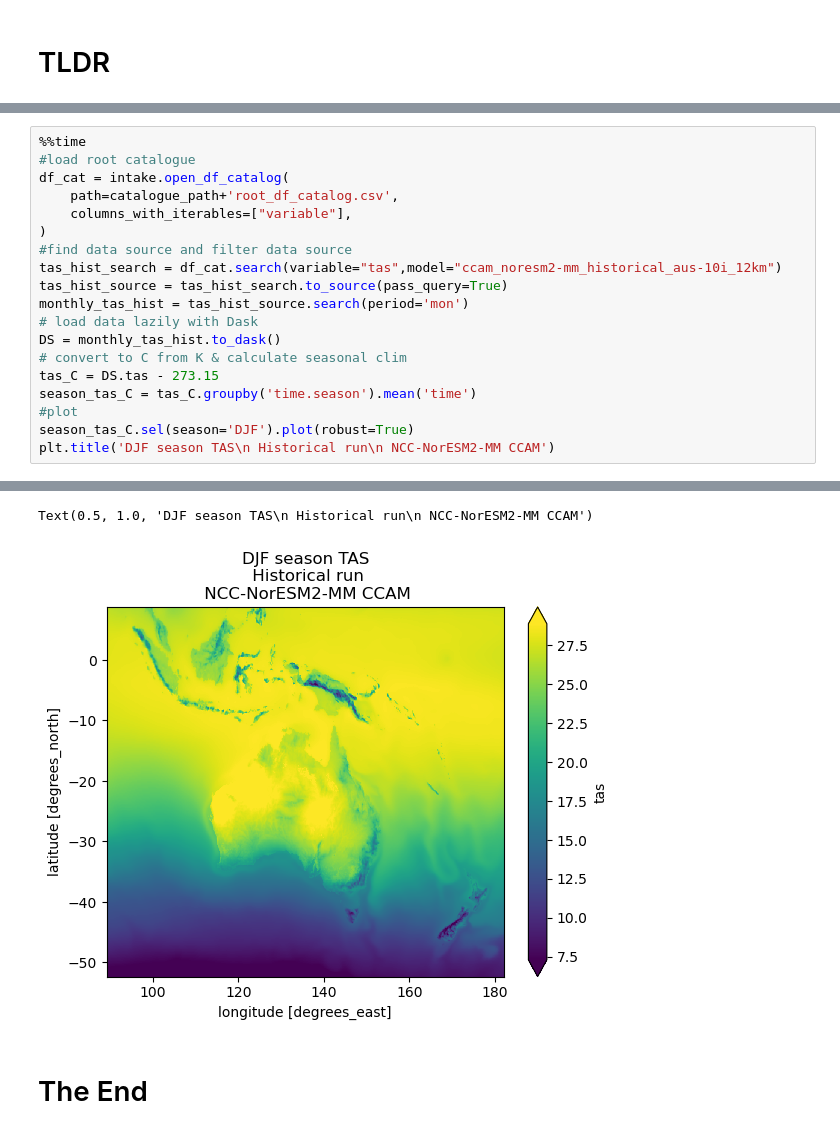
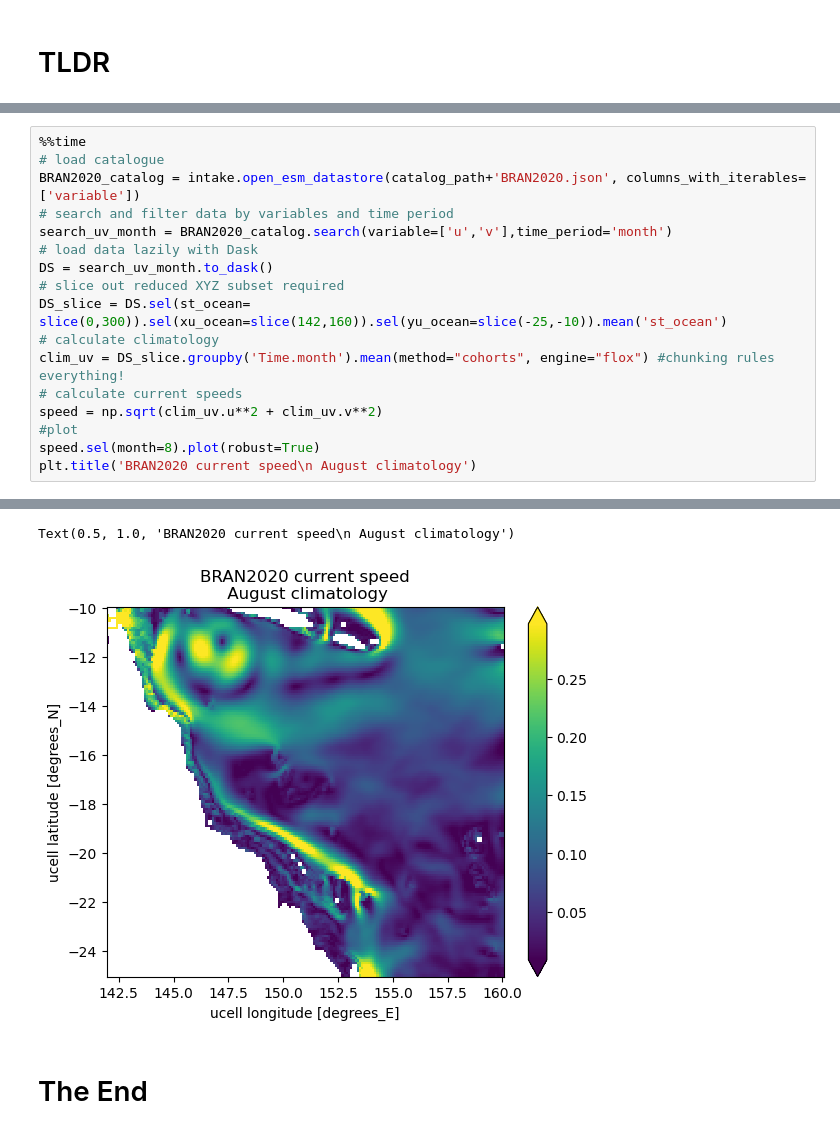
Before and after one commit to Thomas-Moore-Creative/BRAN2020-intake-catalog, a Jupyter notebook: notebooks/BRAN2020-catalog-demo.ipynb, the cells around one changed output, grey strips where cells are left out. Cells and saved outputs as stored; diff of their text form.

```diff
--- a/notebooks/BRAN2020-catalog-demo.ipynb
+++ b/notebooks/BRAN2020-catalog-demo.ipynb
@@ -419,20 +375,18 @@ ax.quiver(x.values,y.values,u.values,v.values,transform=transform, units='x', wi
 # %%
 %%time
-#load root catalogue
-df_cat = intake.open_df_catalog(
-    path=catalogue_path+'root_df_catalog.csv',
-    columns_with_iterables=["variable"],
-)
-#find data source and filter data source
-tas_hist_search = df_cat.search(variable="tas",model="ccam_noresm2-mm_historical_aus-10i_12km")
-tas_hist_source = tas_hist_search.to_source(pass_query=True)
-monthly_tas_hist = tas_hist_source.search(period='mon')
+# load catalogue
+BRAN2020_catalog = intake.open_esm_datastore(catalog_path+'BRAN2020.json', columns_with_iterables=['variable'])
+# search and filter data by variables and time period
+search_uv_month = BRAN2020_catalog.search(variable=['u','v'],time_period='month')
 # load data lazily with Dask
-DS = monthly_tas_hist.to_dask()
-# convert to C from K & calculate seasonal clim
-tas_C = DS.tas - 273.15
-season_tas_C = tas_C.groupby('time.season').mean('time')
+DS = search_uv_month.to_dask()
+# slice out reduced XYZ subset required
+DS_slice = DS.sel(st_ocean= slice(0,300)).sel(xu_ocean=slice(142,160)).sel(yu_ocean=slice(-25,-10)).mean('st_ocean')
+# calculate climatology
+clim_uv = DS_slice.groupby('Time.month').mean(method="cohorts", engine="flox") #chunking rules everything!
+# calculate current speeds
+speed = np.sqrt(clim_uv.u**2 + clim_uv.v**2)
 #plot
-season_tas_C.sel(season='DJF').plot(robust=True)
-plt.title('DJF season TAS\n Historical run\n NCC-NorESM2-MM CCAM')
+speed.sel(month=8).plot(robust=True)
+plt.title('BRAN2020 current speed\n August climatology')
 # %% [output]
@@ -441,5 +395,5 @@ Wall time: 10.6 s
-Text(0.5, 1.0, 'DJF season TAS\n Historical run\n NCC-NorESM2-MM CCAM')
+Text(0.5, 1.0, 'BRAN2020 current speed\n August climatology')
-[figure, old version]
+[figure, new version]
 # %% [markdown]
 # The End
 # %%
```
Also changed, not shown: parts of 29 cells of this notebook.
